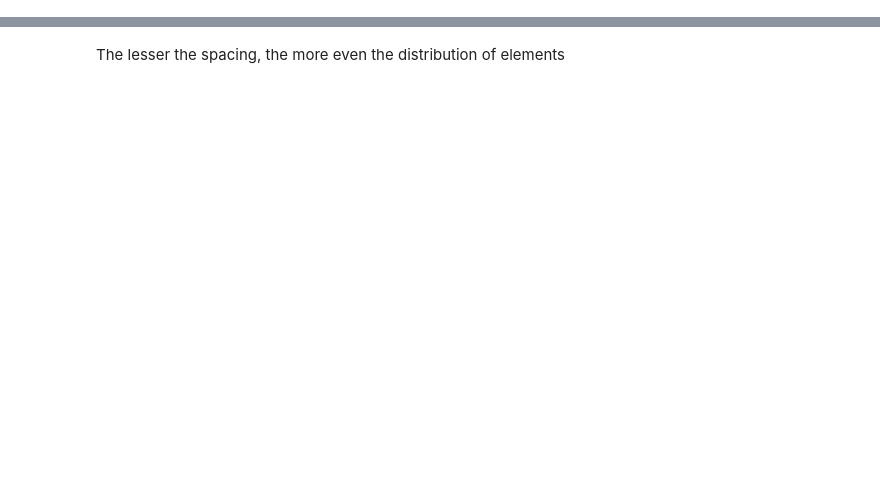
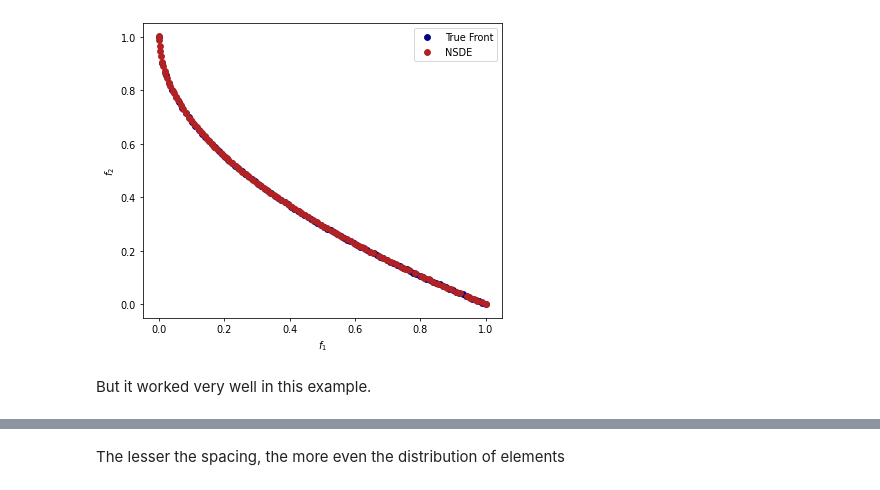
Before and after one commit to mooscaliaproject/pymoode, a Jupyter notebook: docs/source/Usage/Multi-objective.ipynb, the cells around one changed output, grey strips where cells are left out. Saved outputs shown, nothing was run; the diff lists cells and outputs as text; code cells hidden in the pictures; blank space fills up the shorter version.

Commit message:
DOCS improve documentation of examples and page structure

```diff
--- a/docs/source/Usage/Multi-objective.ipynb
+++ b/docs/source/Usage/Multi-objective.ipynb
@@ -67,0 +100,27 @@ plt.show()
+# %%
+nsde = NSDE(
+    pop_size=POPSIZE, variant="DE/rand/1/bin", CR=0.5, F=(0.0, 0.9), de_repair="bounce-back",
+    survival=RankAndCrowding(crowding_func="pcd"),
+)
+
+res_nsde = minimize(
+    problem,
+    nsde,
+    ('n_gen', NGEN),
+    seed=SEED,
+    save_history=False,
+    verbose=False,
+)
+# %%
+fig, ax = plt.subplots(figsize=[6, 5], dpi=70)
+ax.scatter(pf[:, 0], pf[:, 1], color="navy", label="True Front")
+ax.scatter(res_nsde.F[:, 0], res_nsde.F[:, 1], color="firebrick", label="NSDE")
+ax.set_ylabel("$f_2$")
+ax.set_xlabel("$f_1$")
+ax.legend()
+fig.tight_layout()
+plt.show()
+# %% [output]
+[figure, added]
+# %% [markdown]
+But it worked very well in this example.
```
Also changed, not shown: parts of 13 cells of this notebook, 7 other files.
